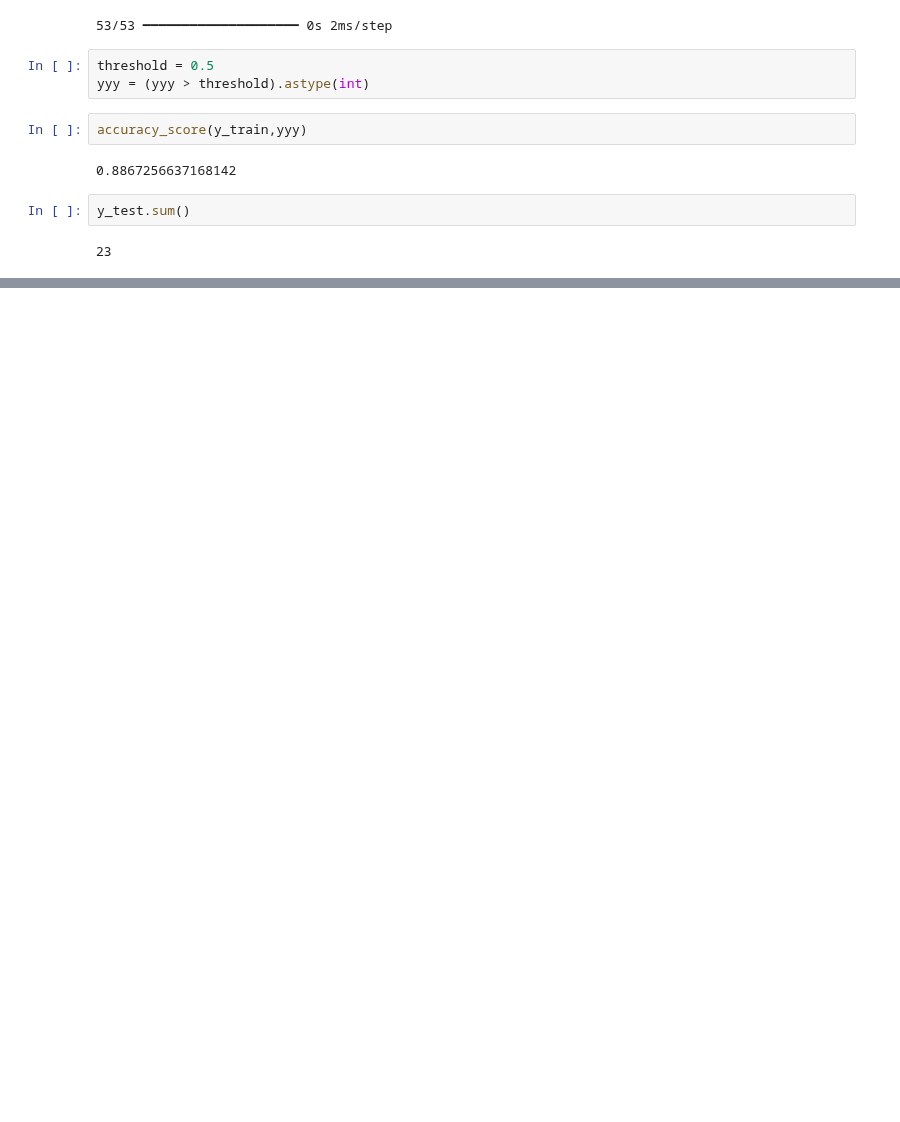
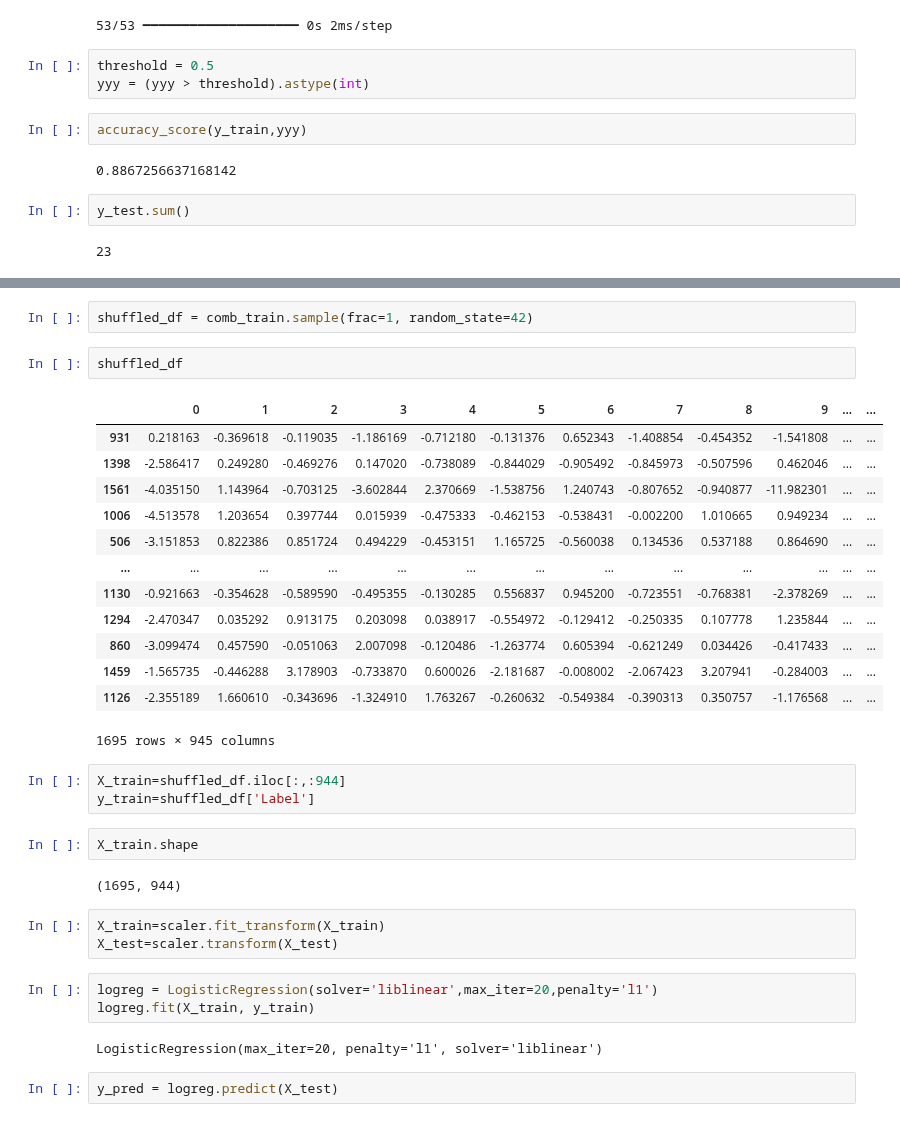
Before and after one commit to 37nomad/Stock-Sentiment-Analysis-Using-Machine-Learning, a Jupyter notebook: Finance_Project/Project2.ipynb, the cells around one changed output, grey strips where cells are left out. Cells and saved outputs as stored; diff of their text form; blank space fills up the shorter version.

```diff
--- a/Finance_Project/Project2.ipynb
+++ b/Finance_Project/Project2.ipynb
@@ -1737,0 +2211,35 @@ y_test.sum()
+# %%
+shuffled_df = comb_train.sample(frac=1, random_state=42)
+# %%
+shuffled_df
+# %% [output]
+|  | 0 | 1 | 2 | 3 | 4 | 5 | 6 | 7 | 8 | 9 | ... | ... |
+| 931 | 0.218163 | -0.369618 | -0.119035 | -1.186169 | -0.712180 | -0.131376 | 0.652343 | -1.408854 | -0.454352 | -1.541808 | ... | ... |
+| 1398 | -2.586417 | 0.249280 | -0.469276 | 0.147020 | -0.738089 | -0.844029 | -0.905492 | -0.845973 | -0.507596 | 0.462046 | ... | ... |
+| 1561 | -4.035150 | 1.143964 | -0.703125 | -3.602844 | 2.370669 | -1.538756 | 1.240743 | -0.807652 | -0.940877 | -11.982301 | ... | ... |
+| 1006 | -4.513578 | 1.203654 | 0.397744 | 0.015939 | -0.475333 | -0.462153 | -0.538431 | -0.002200 | 1.010665 | 0.949234 | ... | ... |
+| 506 | -3.151853 | 0.822386 | 0.851724 | 0.494229 | -0.453151 | 1.165725 | -0.560038 | 0.134536 | 0.537188 | 0.864690 | ... | ... |
+| ... | ... | ... | ... | ... | ... | ... | ... | ... | ... | ... | ... | ... |
+| 1130 | -0.921663 | -0.354628 | -0.589590 | -0.495355 | -0.130285 | 0.556837 | 0.945200 | -0.723551 | -0.768381 | -2.378269 | ... | ... |
+| 1294 | -2.470347 | 0.035292 | 0.913175 | 0.203098 | 0.038917 | -0.554972 | -0.129412 | -0.250335 | 0.107778 | 1.235844 | ... | ... |
+| 860 | -3.099474 | 0.457590 | -0.051063 | 2.007098 | -0.120486 | -1.263774 | 0.605394 | -0.621249 | 0.034426 | -0.417433 | ... | ... |
+| 1459 | -1.565735 | -0.446288 | 3.178903 | -0.733870 | 0.600026 | -2.181687 | -0.008002 | -2.067423 | 3.207941 | -0.284003 | ... | ... |
+| 1126 | -2.355189 | 1.660610 | -0.343696 | -1.324910 | 1.763267 | -0.260632 | -0.549384 | -0.390313 | 0.350757 | -1.176568 | ... | ... |
+1695 rows × 945 columns
+# %%
+X_train=shuffled_df.iloc[:,:944]
+y_train=shuffled_df['Label']
+# %%
+X_train.shape
+# %% [output]
+(1695, 944)
+# %%
+X_train=scaler.fit_transform(X_train)
+X_test=scaler.transform(X_test)
+# %%
+logreg = LogisticRegression(solver='liblinear',max_iter=20,penalty='l1')
+logreg.fit(X_train, y_train)
+# %% [output]
+LogisticRegression(max_iter=20, penalty='l1', solver='liblinear')
+# %%
+y_pred = logreg.predict(X_test)
```
Also changed, not shown: parts of 153 cells of this notebook.
